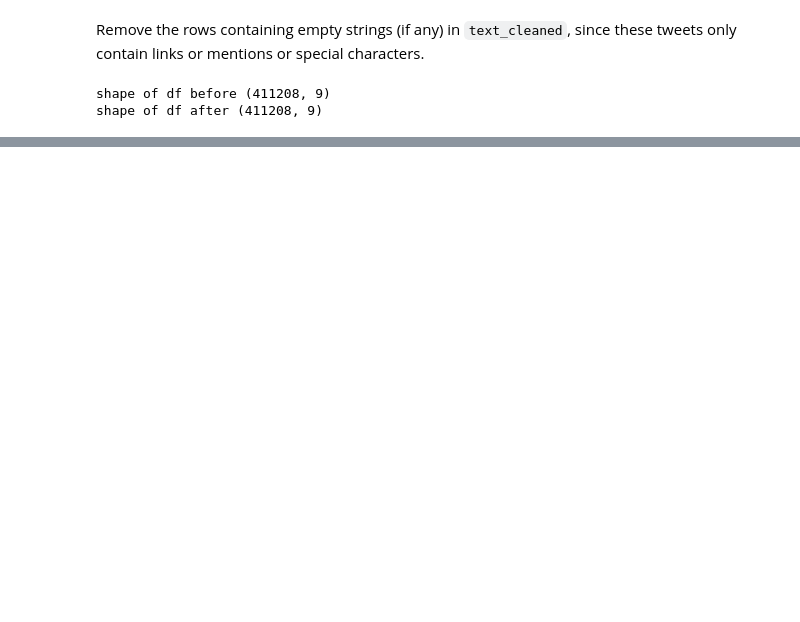
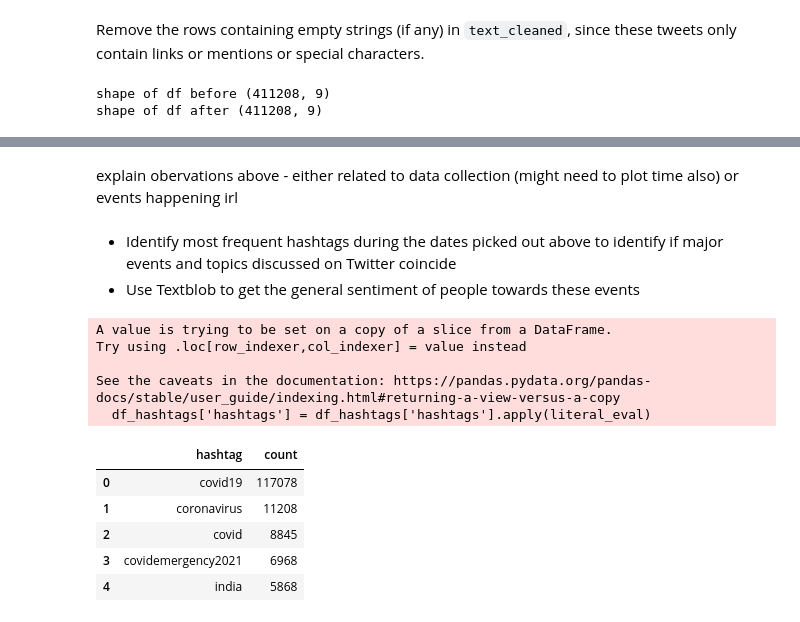
Before and after one commit to kayweeee/vaccine-discourse-analysis, a Jupyter notebook: vaccine_discourse_analysis.ipynb, the cells around one changed output, grey strips where cells are left out. Saved outputs shown, nothing was run; the diff lists cells and outputs as text; code cells hidden in the pictures; blank space fills up the shorter version.

```diff
--- a/vaccine_discourse_analysis.ipynb
+++ b/vaccine_discourse_analysis.ipynb
@@ -255,0 +345,32 @@ df.head()
+# %% [markdown]
+explain obervations above - either related to data collection (might need to plot time also) or events happening irl
+# %% [markdown]
+-  Identify most frequent hashtags during the dates picked out above to identify if major events and topics discussed on Twitter coincide
+-  Use Textblob to get the general sentiment of people towards these events
+# %%
+### identify most frequent hashtags
+from ast import literal_eval
+
+df_hashtags = df[['hashtags']]
+
+#convert to list type
+df_hashtags['hashtags'] = df_hashtags['hashtags'].apply(literal_eval)
+# explode to separate the hashtags within the array
+hashtag_counts = df_hashtags.explode('hashtags').value_counts()
+
+# convert to dataframe
+df_hashtag_counts = pd.DataFrame(hashtag_counts).reset_index()
+df_hashtag_counts.columns = ['hashtag', 'count']
+df_hashtag_counts.head()
+# %% [output]
+A value is trying to be set on a copy of a slice from a DataFrame.
+Try using .loc[row_indexer,col_indexer] = value instead
+
+See the caveats in the documentation: https://pandas.pydata.org/pandas-docs/stable/user_guide/indexing.html#returning-a-view-versus-a-copy
+  df_hashtags['hashtags'] = df_hashtags['hashtags'].apply(literal_eval)
+|  | hashtag | count |
+| 0 | covid19 | 117078 |
+| 1 | coronavirus | 11208 |
+| 2 | covid | 8845 |
+| 3 | covidemergency2021 | 6968 |
+| 4 | india | 5868 |
```
Also changed, not shown: parts of 23 cells of this notebook.
